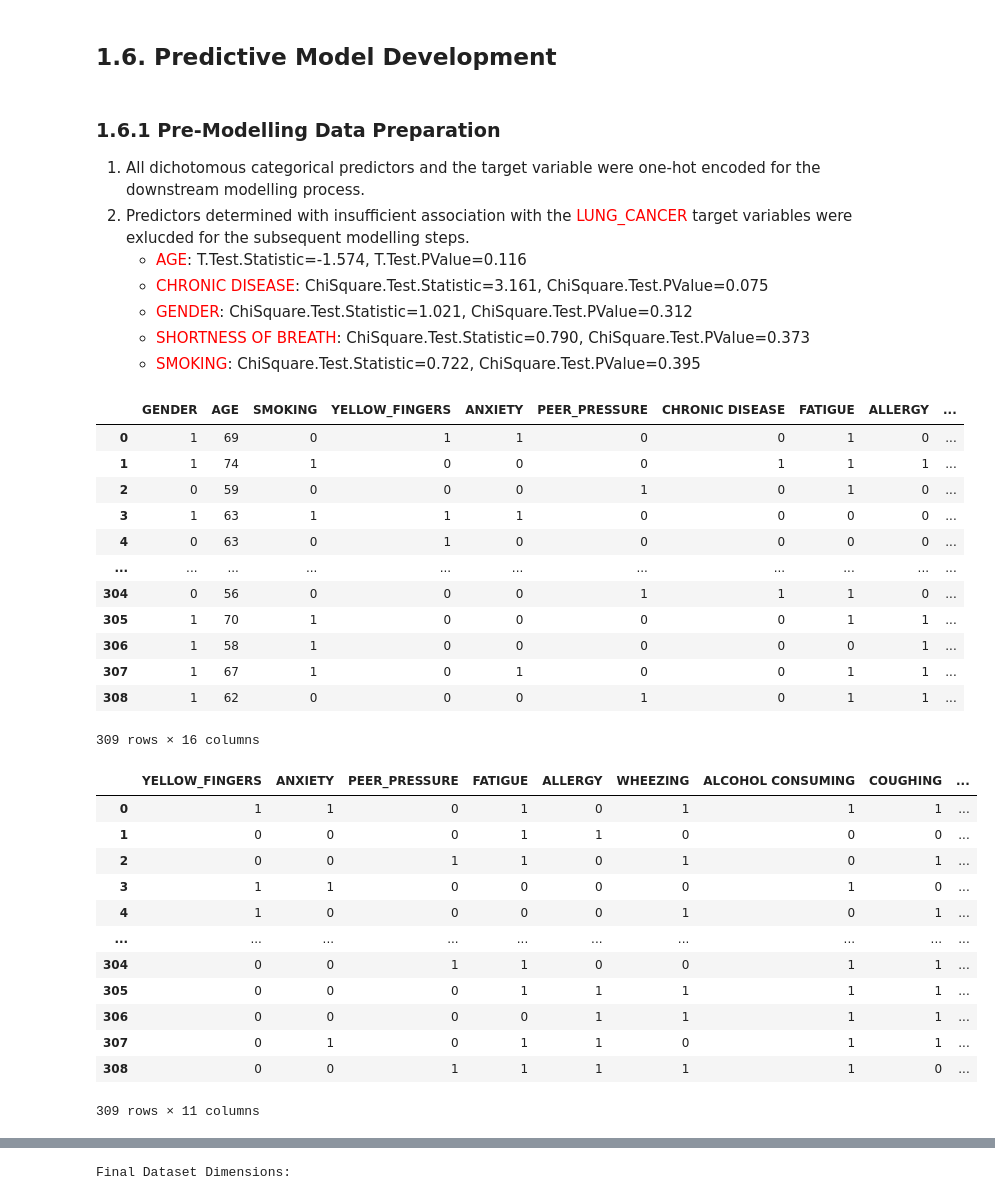
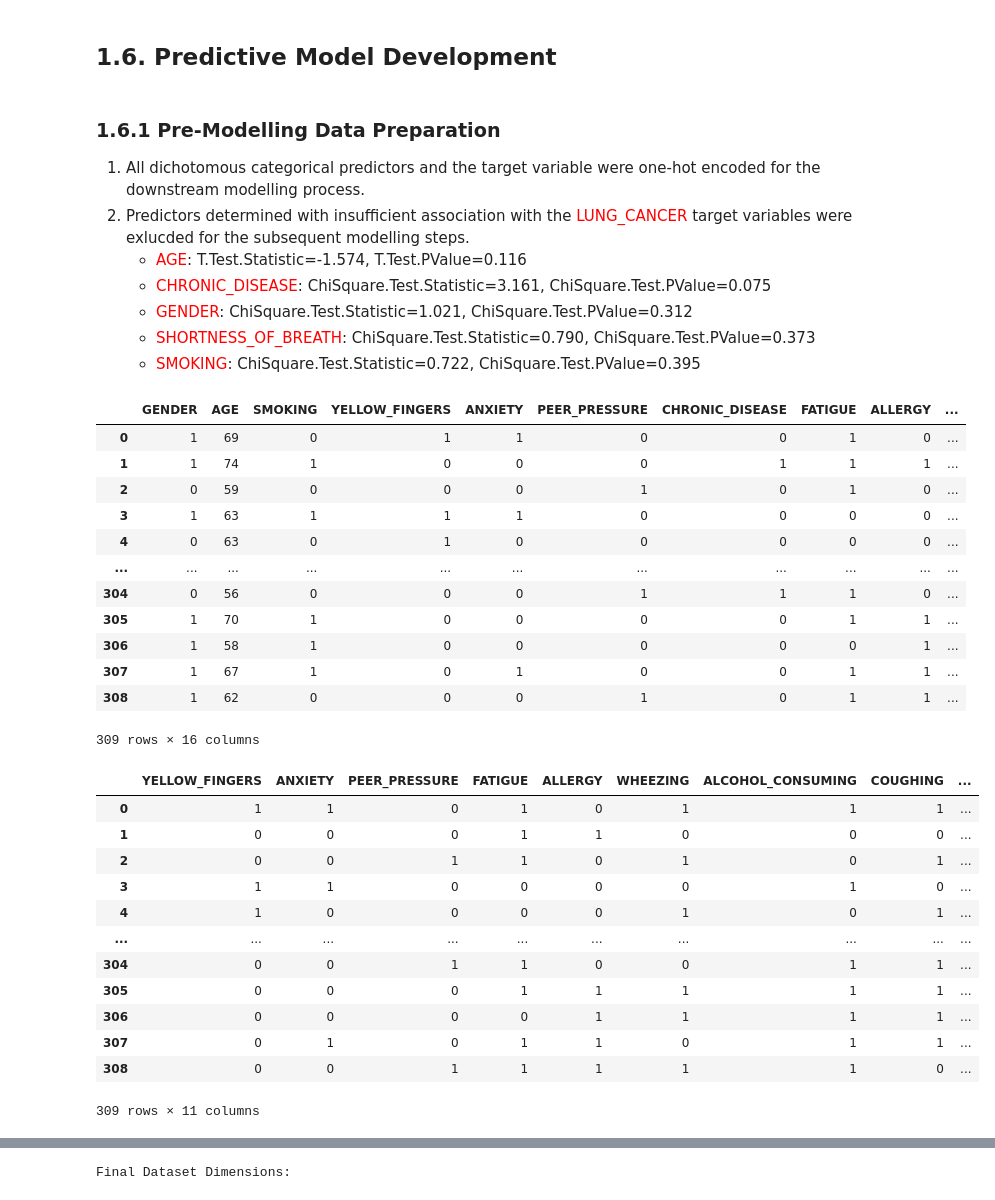
Before and after one commit to JohnPaulinePineda/Portfolio_Project_54, a Jupyter notebook: codes/EstimatingLungCancerProbabilitiesFromDemographicFactorsAndBehavioralIndicators.ipynb, the cells around one changed output, grey strips where cells are left out. Drawn from its saved outputs; the diff is of its cells as text; code cells hidden in the pictures.

```diff
--- a/codes/EstimatingLungCancerProbabilitiesFromDemographicFactorsAndBehavioralIndicators.ipynb
+++ b/codes/EstimatingLungCancerProbabilitiesFromDemographicFactorsAndBehavioralIndicators.ipynb
@@ -196,6 +196,26 @@ Index(['GENDER', 'AGE', 'SMOKING', 'YELLOW_FINGERS', 'ANXIETY',
 # in column names
 ##################################
 lung_cancer.columns = [x.strip() for x in lung_cancer.columns]
+# %%
+##################################
+# Standardizing the column names
+##################################
+lung_cancer.columns = ['GENDER',
+                       'AGE',
+                       'SMOKING',
+                       'YELLOW_FINGERS',
+                       'ANXIETY',
+                       'PEER_PRESSURE',
+                       'CHRONIC_DISEASE',
+                       'FATIGUE',
+                       'ALLERGY',
+                       'WHEEZING',
+                       'ALCOHOL_CONSUMING',
+                       'COUGHING',
+                       'SHORTNESS_OF_BREATH',
+                       'SWALLOWING_DIFFICULTY',
+                       'CHEST_PAIN',
+                       'LUNG_CANCER']
 # %%
 ##################################
 # Verifying the corrected column names
@@ -1121,9 +1141,9 @@ display(lung_cancer_categorical_summary.sort_values(by=['ChiSquare.Test.PValue']
 1. All dichotomous categorical predictors and the target variable were one-hot encoded for the downstream modelling process.
 2. Predictors determined with insufficient association with the <span style="color: #FF0000">LUNG_CANCER</span> target variables were exlucded for the subsequent modelling steps.
     * <span style="color: #FF0000">AGE</span>: T.Test.Statistic=-1.574, T.Test.PValue=0.116
-    * <span style="color: #FF0000">CHRONIC DISEASE</span>: ChiSquare.Test.Statistic=3.161, ChiSquare.Test.PValue=0.075
+    * <span style="color: #FF0000">CHRONIC_DISEASE</span>: ChiSquare.Test.Statistic=3.161, ChiSquare.Test.PValue=0.075
     * <span style="color: #FF0000">GENDER</span>: ChiSquare.Test.Statistic=1.021, ChiSquare.Test.PValue=0.312
-    * <span style="color: #FF0000">SHORTNESS OF BREATH</span>: ChiSquare.Test.Statistic=0.790, ChiSquare.Test.PValue=0.373
+    * <span style="color: #FF0000">SHORTNESS_OF_BREATH</span>: ChiSquare.Test.Statistic=0.790, ChiSquare.Test.PValue=0.373
     * <span style="color: #FF0000">SMOKING</span>: ChiSquare.Test.Statistic=0.722, ChiSquare.Test.PValue=0.395
 # %%
 ##################################
@@ -1138,7 +1158,7 @@ lung_cancer_transformed['LUNG_CANCER'] = lung_cancer_transformed['LUNG_CANCER'].
 lung_cancer_transformed[lung_cancer_transformed_object] = lung_cancer_transformed[lung_cancer_transformed_object].replace({'Absent': 0, 'Present': 1})
 display(lung_cancer_transformed)
 # %% [output]
-|  | GENDER | AGE | SMOKING | YELLOW_FINGERS | ANXIETY | PEER_PRESSURE | CHRONIC DISEASE | FATIGUE | ALLERGY | ... |
+|  | GENDER | AGE | SMOKING | YELLOW_FINGERS | ANXIETY | PEER_PRESSURE | CHRONIC_DISEASE | FATIGUE | ALLERGY | ... |
 | 0 | 1 | 69 | 0 | 1 | 1 | 0 | 0 | 1 | 0 | ... |
 | 1 | 1 | 74 | 1 | 0 | 0 | 0 | 1 | 1 | 1 | ... |
 | 2 | 0 | 59 | 0 | 0 | 0 | 1 | 0 | 1 | 0 | ... |
@@ -1160,15 +1180,15 @@ lung_cancer_transformed.to_csv(os.path.join("..", DATASETS_PREPROCESSED_PATH, "l
 # %%
 ##################################
 # Filtering out predictors that did not exhibit
 # sufficient discrimination of the target variable
 # Saving the tranformed data
 # to the DATASETS_PREPROCESSED_PATH
 ##################################
-lung_cancer_filtered = lung_cancer_transformed.drop(['GENDER','CHRONIC DISEASE', 'SHORTNESS OF BREATH', 'SMOKING', 'AGE'], axis=1)
+lung_cancer_filtered = lung_cancer_transformed.drop(['GENDER','CHRONIC_DISEASE', 'SHORTNESS_OF_BREATH', 'SMOKING', 'AGE'], axis=1)
 lung_cancer_filtered.to_csv(os.path.join("..", DATASETS_FINAL_PATH, "lung_cancer_final.csv"), index=False)
 display(lung_cancer_filtered)
 # %% [output]
-|  | YELLOW_FINGERS | ANXIETY | PEER_PRESSURE | FATIGUE | ALLERGY | WHEEZING | ALCOHOL CONSUMING | COUGHING | ... |
+|  | YELLOW_FINGERS | ANXIETY | PEER_PRESSURE | FATIGUE | ALLERGY | WHEEZING | ALCOHOL_CONSUMING | COUGHING | ... |
 | 0 | 1 | 1 | 0 | 1 | 0 | 1 | 1 | 1 | ... |
 | 1 | 0 | 0 | 0 | 1 | 1 | 0 | 0 | 0 | ... |
 | 2 | 0 | 0 | 1 | 1 | 0 | 1 | 0 | 1 | ... |
```
Also changed, not shown: parts of 28 cells of this notebook, 19 other files.
